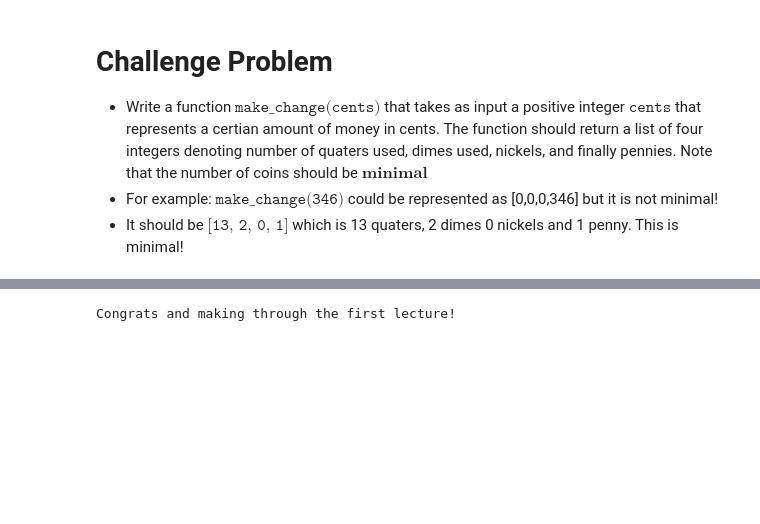
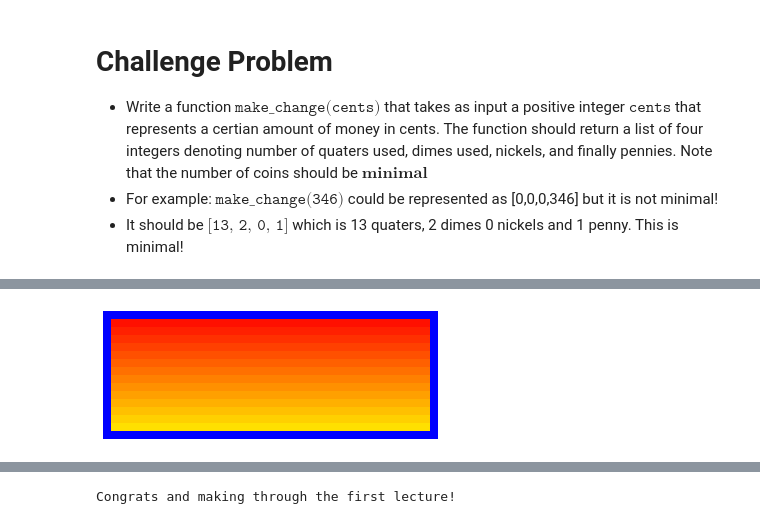
Before and after one commit to kbsec/NEU_Python_Lectures, a Jupyter notebook: Lecture01.ipynb, the cells around one changed output, grey strips where cells are left out. Saved outputs shown, nothing was run; the diff lists cells and outputs as text; code cells hidden in the pictures; blank space fills up the shorter version.

```diff
--- a/Lecture01.ipynb
+++ b/Lecture01.ipynb
@@ -1153,0 +1196,22 @@ def make_change(cents):
+# %%
+# Helper function to convert an image to a mutl-dimensional array
+def get_pixel_array(filename):
+    """PIL for some reason indexs differntly. This takes an image and
+    returns a multi dimensional  array [height, width, 3 (rbg)]"""
+    im = Im.open(filename)
+    shape = im.size
+    mat = np.zeros((shape[1], shape[0], 3), dtype=np.uint8)
+    print(shape)
+    for i in range(shape[0]):
+        row = [ ]
+        for j in range(shape[1]):
+            p = im.getpixel((i,j))
+            r, g, b = p[0], p[1], p[2]
+            mat[j][i]=r,g,b
+            #row += [[r,g,b]]
+        #mat +=[row]
+    return np.array(mat)
+# %%
+# Convert to pixel array
+pixel_matrix = get_pixel_array('images/test.png')
+print(pixel_matrix)
@@ -1153,0 +1236,6 @@ def make_change(cents):
+# %%
+# Convert to image
+back_to_image = Im.fromarray(pixel_matrix)
+display_image(None,back_to_image)
+# %% [output]
+[figure, added]
```
Also changed, not shown: parts of 13 cells of this notebook.
